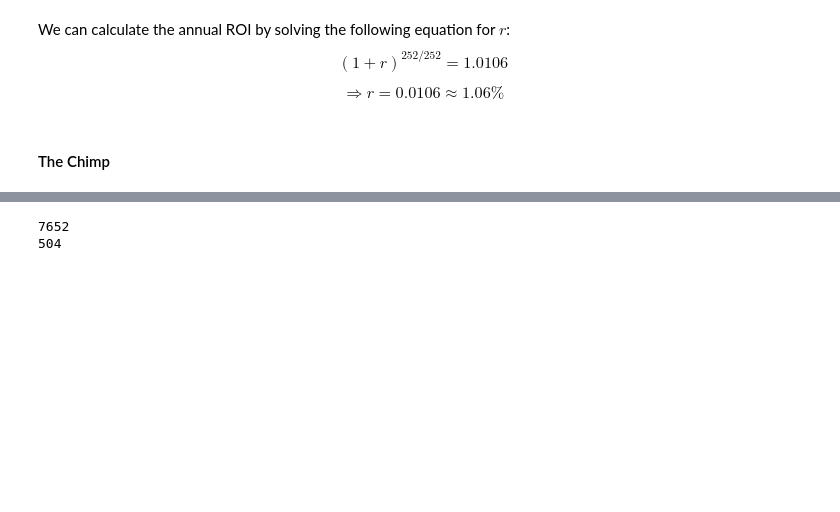
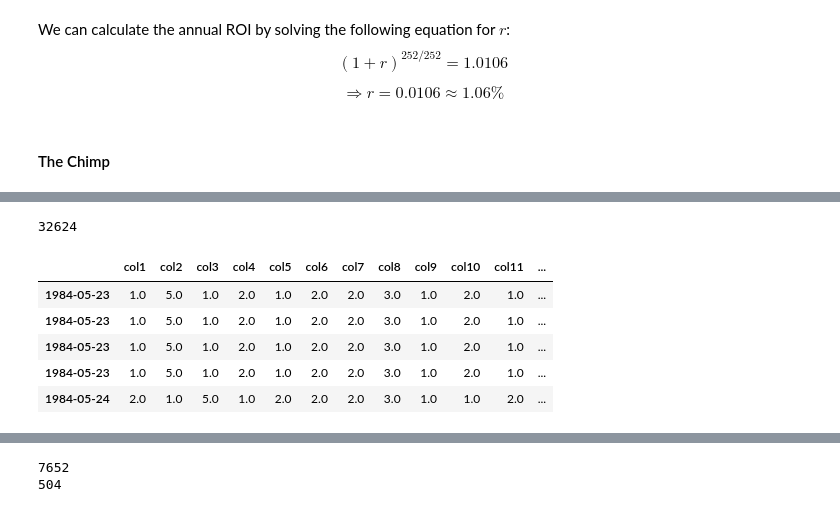
Before and after one commit to savourylie/Stock-Price-Forecaster, a Jupyter notebook: TradingBot/TradingBot.ipynb, the cells around one changed output, grey strips where cells are left out. Drawn from its saved outputs; the diff is of its cells as text; code cells hidden in the pictures; blank space fills up the shorter version.

Commit message:
completed CV framework to find the best training-CV ratio

```diff
--- a/TradingBot/TradingBot.ipynb
+++ b/TradingBot/TradingBot.ipynb
@@ -1536,7 +1536,7 @@ for index, row in chimp_analytics.q_dict_analysis.iteritems():
     result_dict['Q'].append(chimp_analytics.q_dict_analysis[index][0])
     result_dict['Date'].append(chimp_analytics.q_dict_analysis[index][1])
 
-validation_phase_q_df = pd.DataFrame(result_dict)
+full_q_df = pd.DataFrame(result_dict)
 # %% [output]
 Running the first time...no prevs exist.
 No reward yet...0 assigned.
@@ -1550,16 +1556,24 @@ pd.Series(pv_history_list).plot()
 # %%
 column_list = ['col1', 'col2', 'col3', 'col4', 'col5', 'col6', 'col7', 'col8', 'col9', 'col10', 'col11', 'col12', 'col13', 'col14', 'col15', 'col16', 'col17', 'col18', 'col19', 'col20', 'col21', 'col22', 'col23', 'col24', 'col25', 'col26', 'col27', 'col28', 'col29', 'col30', 'col31', 'col32', 'col33', 'col34', 'col35', 'col36', 'col37', 'col38', 'col39', 'Date', 'Q']
-validation_phase_q_df = validation_phase_q_df[column_list]
-validation_phase_q_df.sort_values('Date', inplace=True)
-validation_phase_q_df.reset_index(inplace=True)
-del validation_phase_q_df['index']
+full_q_df = validation_phase_q_df[column_list]
+full_q_df.sort_values('Date', inplace=True)
+full_q_df.reset_index(inplace=True)
+del full_q_df['index']
 
-validation_phase_q_df.reset_index(inplace=True)
-del validation_phase_q_df['index']
+full_q_df.reset_index(inplace=True)
+del full_q_df['index']
 
-validation_phase_q_df.set_index(validation_phase_q_df['Date'], inplace=True)
-del validation_phase_q_df.index.name
-del validation_phase_q_df['Date']
+full_q_df.set_index(full_q_df['Date'], inplace=True)
+del full_q_df.index.name
+del full_q_df['Date']
 
-print(len(validation_phase_q_df))
-display(validation_phase_q_df.head())
+print(len(full_q_df))
+display(full_q_df.head())
+# %% [output]
+32624
+|  | col1 | col2 | col3 | col4 | col5 | col6 | col7 | col8 | col9 | col10 | col11 | ... |
+| 1984-05-23 | 1.0 | 5.0 | 1.0 | 2.0 | 1.0 | 2.0 | 2.0 | 3.0 | 1.0 | 2.0 | 1.0 | ... |
+| 1984-05-23 | 1.0 | 5.0 | 1.0 | 2.0 | 1.0 | 2.0 | 2.0 | 3.0 | 1.0 | 2.0 | 1.0 | ... |
+| 1984-05-23 | 1.0 | 5.0 | 1.0 | 2.0 | 1.0 | 2.0 | 2.0 | 3.0 | 1.0 | 2.0 | 1.0 | ... |
+| 1984-05-23 | 1.0 | 5.0 | 1.0 | 2.0 | 1.0 | 2.0 | 2.0 | 3.0 | 1.0 | 2.0 | 1.0 | ... |
+| 1984-05-24 | 2.0 | 1.0 | 5.0 | 1.0 | 2.0 | 2.0 | 2.0 | 3.0 | 1.0 | 1.0 | 2.0 | ... |
```
Also changed, not shown: parts of 12 cells of this notebook, 2 other files.
